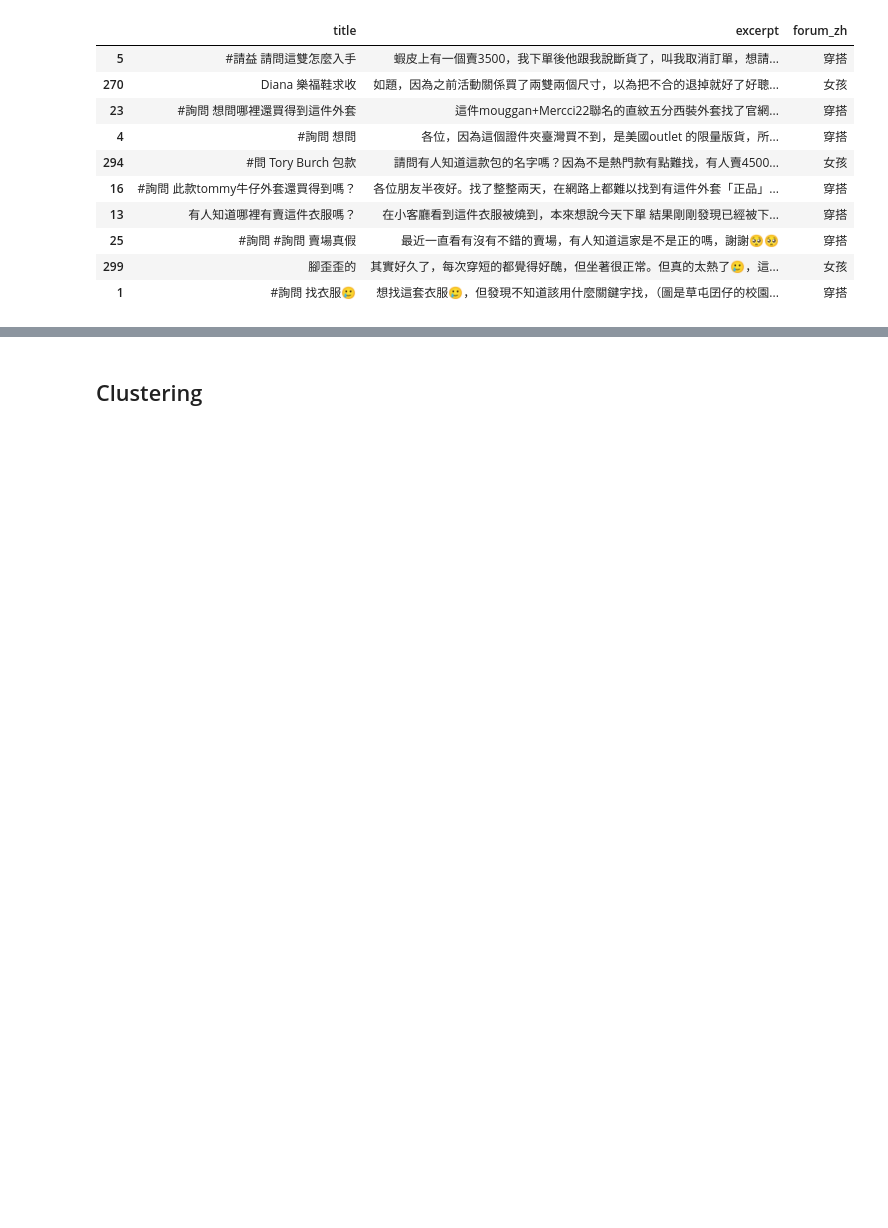
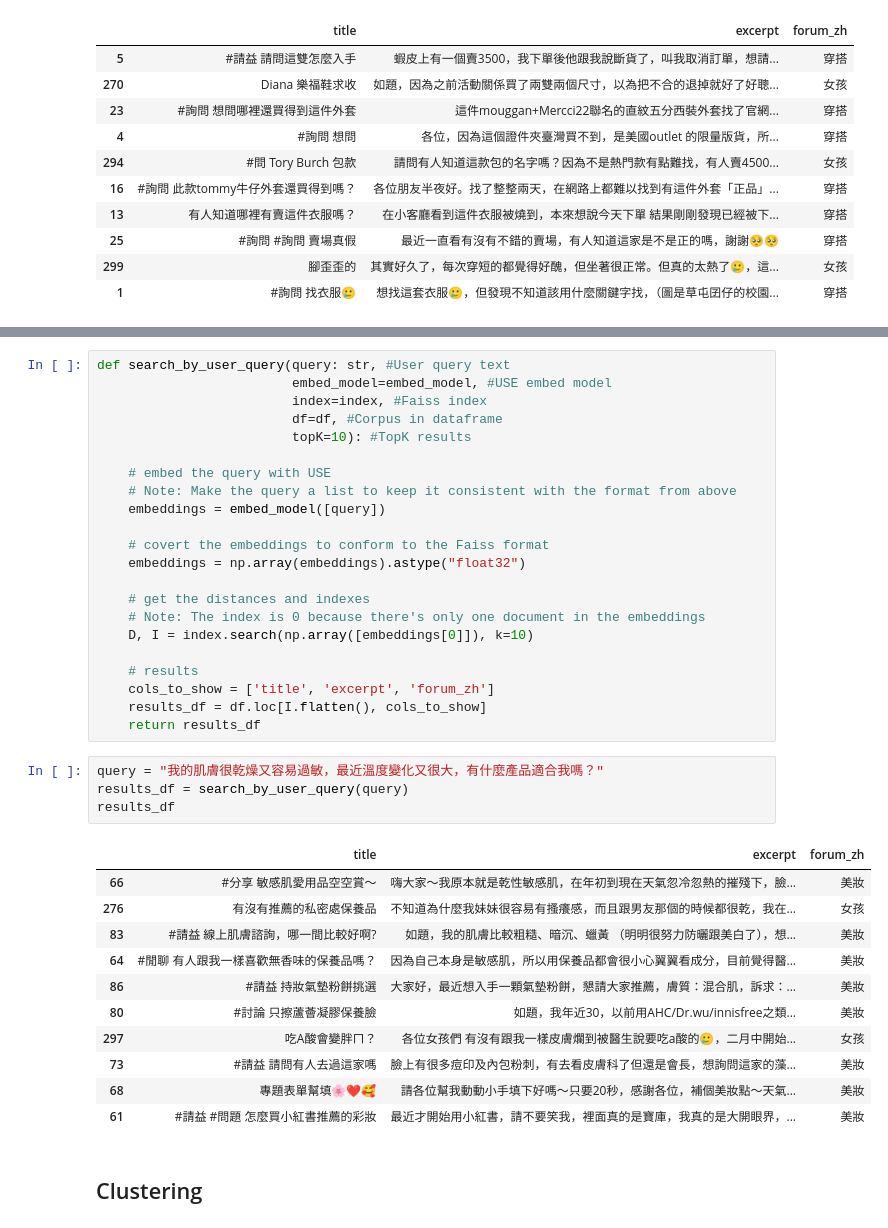
Before and after one commit to howard-haowen/NLP-demos, a Jupyter notebook: NSYSU/W05-transformer-and-document-similarity.ipynb, the cells around one changed output, grey strips where cells are left out. Cells and saved outputs as stored; diff of their text form; blank space fills up the shorter version.

```diff
--- a/NSYSU/W05-transformer-and-document-similarity.ipynb
+++ b/NSYSU/W05-transformer-and-document-similarity.ipynb
@@ -220,3 +279,41 @@ df.loc[I.flatten(), cols_to_show]
+# %%
+def search_by_user_query(query: str, #User query text
+                         embed_model=embed_model, #USE embed model
+                         index=index, #Faiss index
+                         df=df, #Corpus in dataframe
+                         topK=10): #TopK results
+
+    # embed the query with USE
+    # Note: Make the query a list to keep it consistent with the format from above
+    embeddings = embed_model([query])
+
+    # covert the embeddings to conform to the Faiss format
+    embeddings = np.array(embeddings).astype("float32")
+
+    # get the distances and indexes
+    # Note: The index is 0 because there's only one document in the embeddings
+    D, I = index.search(np.array([embeddings[0]]), k=10)
+
+    # results
+    cols_to_show = ['title', 'excerpt', 'forum_zh']
+    results_df = df.loc[I.flatten(), cols_to_show]
+    return results_df
+# %%
+query = "我的肌膚很乾燥又容易過敏，最近溫度變化又很大，有什麼產品適合我嗎？"
+results_df = search_by_user_query(query)
+results_df
+# %% [output]
+|  | title | excerpt | forum_zh |
+| 66 | #分享 敏感肌愛用品空空賞～ | 嗨大家～我原本就是乾性敏感肌，在年初到現在天氣忽冷忽熱的摧殘下，臉... | 美妝 |
+| 276 | 有沒有推薦的私密處保養品 | 不知道為什麼我妹妹很容易有搔癢感，而且跟男友那個的時候都很乾，我在... | 女孩 |
+| 83 | #請益 線上肌膚諮詢，哪一間比較好啊? | 如題，我的肌膚比較粗糙、暗沉、蠟黃 （明明很努力防曬跟美白了），想... | 美妝 |
+| 64 | #閒聊 有人跟我一樣喜歡無香味的保養品嗎？ | 因為自己本身是敏感肌，所以用保養品都會很小心翼翼看成分，目前覺得醫... | 美妝 |
+| 86 | #請益 持妝氣墊粉餅挑選 | 大家好，最近想入手一顆氣墊粉餅，懇請大家推薦，膚質：混合肌，訴求：... | 美妝 |
+| 80 | #討論 只擦蘆薈凝膠保養臉 | 如題，我年近30，以前用AHC/Dr.wu/innisfree之類... | 美妝 |
+| 297 | 吃A酸會變胖ㄇ？ | 各位女孩們 有沒有跟我一樣皮膚爛到被醫生說要吃a酸的🥲，二月中開始... | 女孩 |
+| 73 | #請益 請問有人去過這家嗎 | 臉上有很多痘印及內包粉刺，有去看皮膚科了但還是會長，想詢問這家的藻... | 美妝 |
+| 68 | 專題表單幫填🌸❤️🥰 | 請各位幫我動動小手填下好嗎～只要20秒，感謝各位，補個美妝點～天氣... | 美妝 |
+| 61 | #請益 #問題 怎麼買小紅書推薦的彩妝 | 最近才開始用小紅書，請不要笑我，裡面真的是寶庫，我真的是大開眼界，... | 美妝 |
 # %% [markdown]
 ## Clustering
 # %% [markdown]
```
Also changed, not shown: parts of 38 cells of this notebook.
